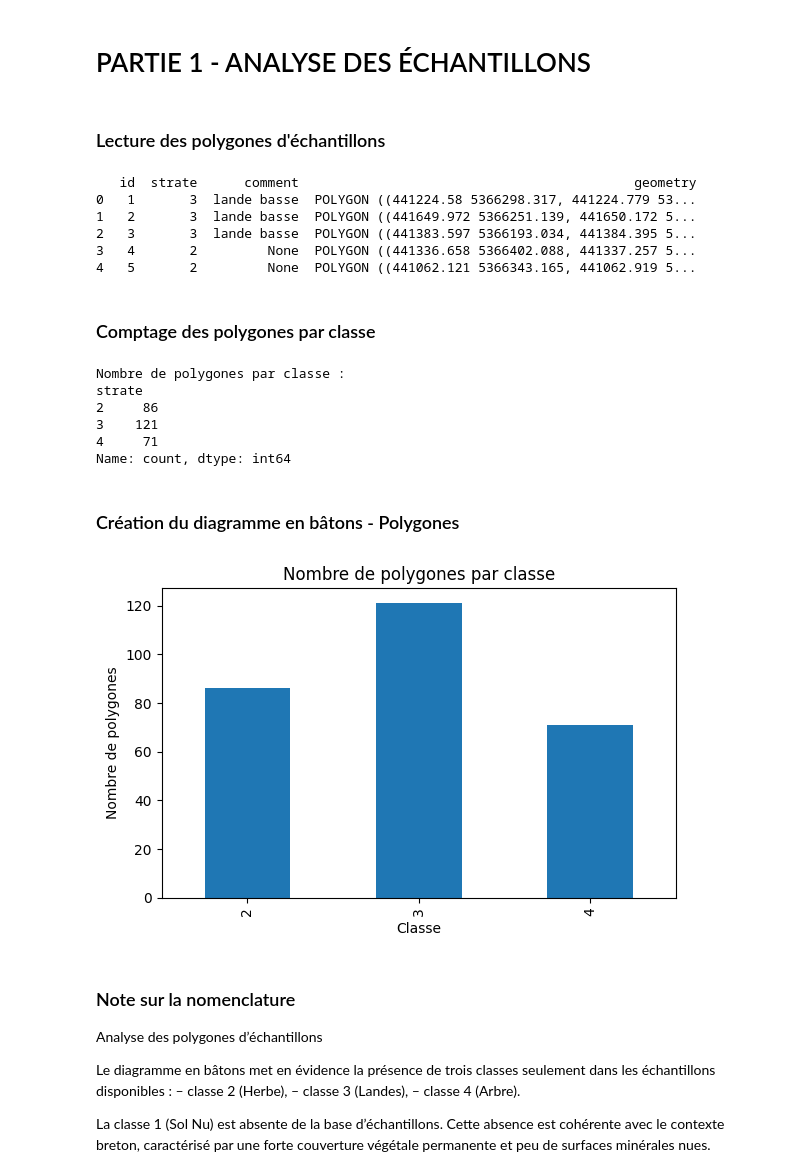
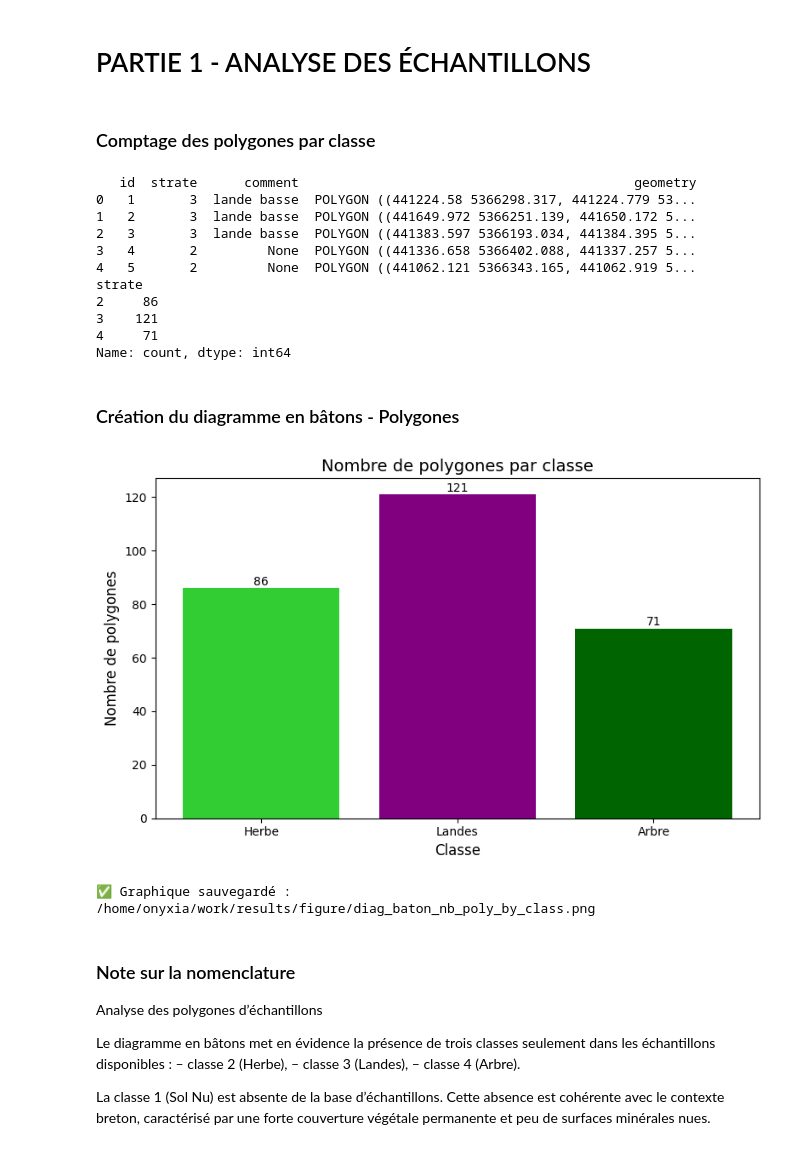
Before and after one commit to diallodjiby/projet_teledectection_DIALLO_Djiby, a Jupyter notebook: projet_telea_DIALLO_Djiby.ipynb, the cells around one changed output. Saved outputs shown, nothing was run; the diff lists cells and outputs as text; code cells hidden in the pictures.

```diff
--- a/projet_telea_DIALLO_Djiby.ipynb
+++ b/projet_telea_DIALLO_Djiby.ipynb
@@ -73,25 +82,22 @@ ref_image = DATA + "/bretagne_24-25_B03.tif"
 # %% [markdown]
 # PARTIE 1 - ANALYSE DES ÉCHANTILLONS
-# %% [markdown]
-### Lecture des polygones d'échantillons
-# %%
-gdf = gpd.read_file(vector_samples)
-print(gdf.head())
-# %% [output]
-   id  strate      comment                                           geometry
-0   1       3  lande basse  POLYGON ((441224.58 5366298.317, 441224.779 53...
-1   2       3  lande basse  POLYGON ((441649.972 5366251.139, 441650.172 5...
-2   3       3  lande basse  POLYGON ((441383.597 5366193.034, 441384.395 5...
-3   4       2         None  POLYGON ((441336.658 5366402.088, 441337.257 5...
-4   5       2         None  POLYGON ((441062.121 5366343.165, 441062.919 5...
 # %% [markdown]
 ### Comptage des polygones par classe
 # %%
+gdf = gpd.read_file(vector_samples)
+print(gdf.head())
 counts_poly = gdf["strate"].value_counts().sort_index()
-print("\nNombre de polygones par classe :")
+
+classes = counts_poly.index.tolist()
+values = counts_poly.values
 print(counts_poly)
 # %% [output]
-Nombre de polygones par classe :
+   id  strate      comment                                           geometry
+0   1       3  lande basse  POLYGON ((441224.58 5366298.317, 441224.779 53...
+1   2       3  lande basse  POLYGON ((441649.972 5366251.139, 441650.172 5...
+2   3       3  lande basse  POLYGON ((441383.597 5366193.034, 441384.395 5...
+3   4       2         None  POLYGON ((441336.658 5366402.088, 441337.257 5...
+4   5       2         None  POLYGON ((441062.121 5366343.165, 441062.919 5...
 strate
 2     86
 3    121
@@ -100,16 +106,41 @@ Name: count, dtype: int64
 # %% [markdown]
 ### Création du diagramme en bâtons - Polygones
 # %%
-plt.figure(figsize=(6,4))
-counts_poly.plot(kind="bar")
-plt.xlabel("Classe")
-plt.ylabel("Nombre de polygones")
-plt.title("Nombre de polygones par classe")
+plt.figure(figsize=(8, 5))
+classes_poly = counts_poly.index.tolist()
+values_poly = counts_poly.values
+
+# Filtrer les classes présentes
+labels_poly = []
+colors_poly = []
+values_filtered = []
+
+for c in classes_poly:
+    if c in class_names and c in color_map:
+        labels_poly.append(class_names[c])
+        colors_poly.append(color_map[c])
+        values_filtered.append(counts_poly[c])
+
+bars = plt.bar(labels_poly, values_filtered, color=colors_poly)
+
+plt.xlabel("Classe", fontsize=12)
+plt.ylabel("Nombre de polygones", fontsize=12)
+plt.title("Nombre de polygones par classe", fontsize=14)
+
+# Ajouter les valeurs au-dessus des barres
+for bar in bars:
+    height = bar.get_height()
+    plt.text(bar.get_x() + bar.get_width()/2., height + 0.1,
+             f'{int(height)}', ha='center', va='bottom')
+
 plt.tight_layout()
-plt.savefig(FIG + "/diag_baton_nb_poly_by_class.png", dpi=150)
+output_poly = os.path.join(FIG, "diag_baton_nb_poly_by_class.png")
+plt.savefig(output_poly, dpi=150)
 plt.show()
+print(f"✅ Graphique sauvegardé : {output_poly}")
 # %% [output]
-[figure, old version]
+[figure, new version]
+✅ Graphique sauvegardé : /home/onyxia/work/results/figure/diag_baton_nb_poly_by_class.png
 # %% [markdown]
 ###  Note sur la nomenclature
 
```
Also changed, not shown: parts of 39 cells of this notebook, 1 other file.
